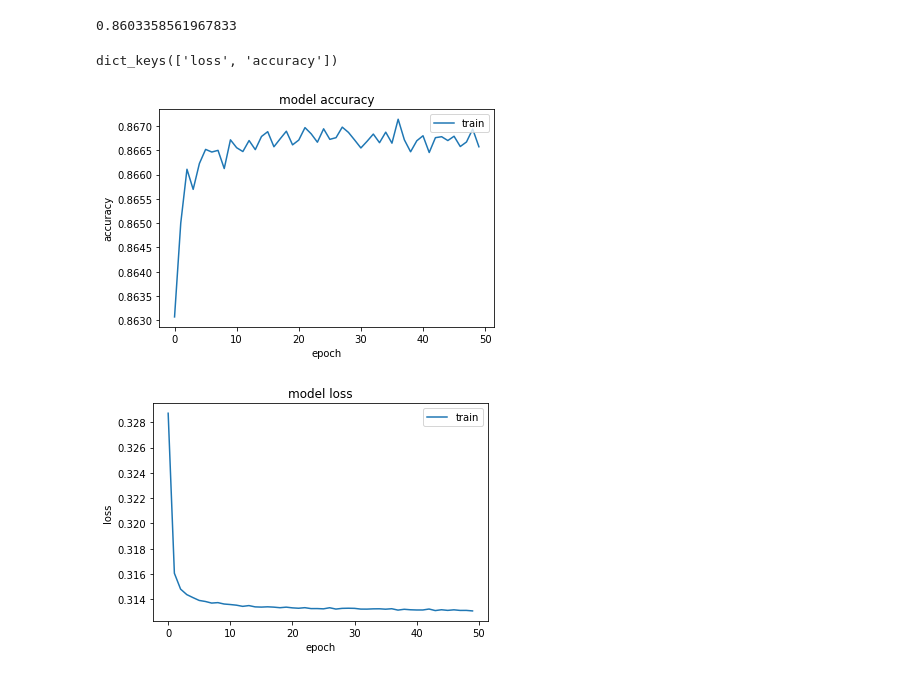
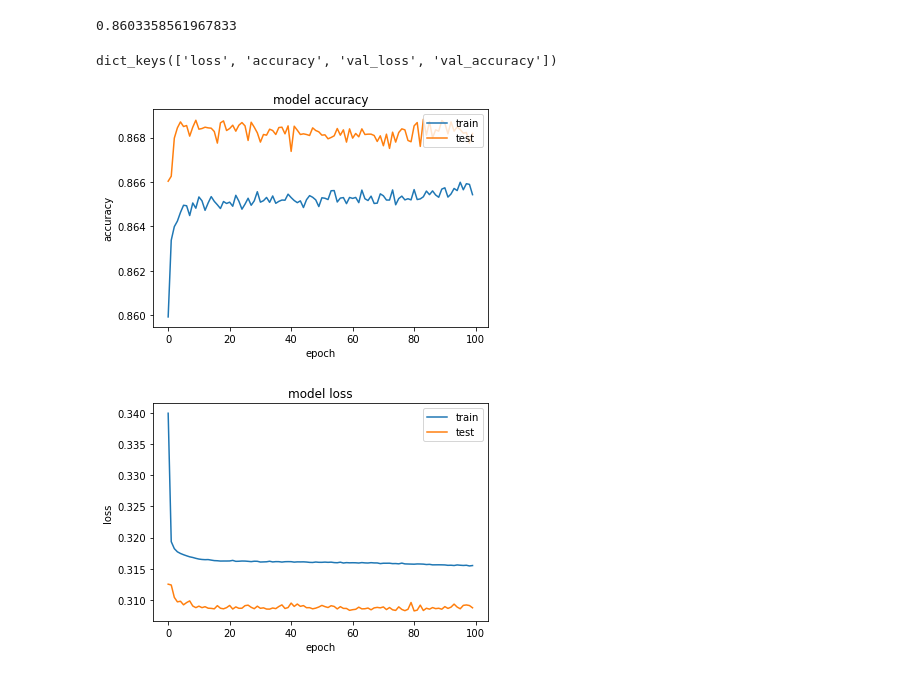
Before and after one commit to yaaacii/CS422ML-Diabetes-Model, a Jupyter notebook: NN.ipynb, the cells around one changed output. Cells and saved outputs as stored; diff of their text form; code cells hidden in the pictures.

```diff
--- a/NN.ipynb
+++ b/NN.ipynb
@@ -70,5 +75,5 @@ ann.compile(optimizer="Adam",
             metrics=['accuracy'])
 
 '''Fitting ANN'''
-history = ann.fit(X_train, y_train, validation_split=0.33, batch_size=32,epochs = 50)
+history = ann.fit(X_train, y_train, validation_split=0.33, batch_size=32,epochs = 100)
 # %% [output]
@@ -82,33 +105,32 @@ accuracy_score(y_test, y_pred)
 # %% [output]
 0.8603358561967833
 # %%
+'''Visualizing Accuracy and Loss'''
+
 import matplotlib.pyplot as plt
-# plt.plot(ann.history.epoch, ann.history.history['loss'])
-# plt.xlabel('epochs')
-# plt.xlabel('loss')
 
 print(history.history.keys())
 
 '''summarize history for accuracy'''
 plt.plot(history.history['accuracy'])
 plt.plot(history.history['val_accuracy'])
 plt.title('model accuracy')
 plt.ylabel('accuracy')
 plt.xlabel('epoch')
 plt.legend(['train', 'test'], loc='upper right')
 plt.show()
 
 
 '''summarize history for loss'''
-# loss - elbow shaped that means model have achieved maximum accuracy
+# loss - elbow shaped means model have achieved maximum accuracy
 plt.plot(history.history['loss'])
 plt.plot(history.history['val_loss'])
 plt.title('model loss')
 plt.ylabel('loss')
 plt.xlabel('epoch')
 plt.legend(['train', 'test'], loc='upper right')
 plt.show()
 # %% [output]
-dict_keys(['loss', 'accuracy'])
+dict_keys(['loss', 'accuracy', 'val_loss', 'val_accuracy'])
-[figure, old version]
+[figure, new version]
-[figure, old version]
+[figure, new version]
```
Also changed, not shown: parts of 5 cells of this notebook.
